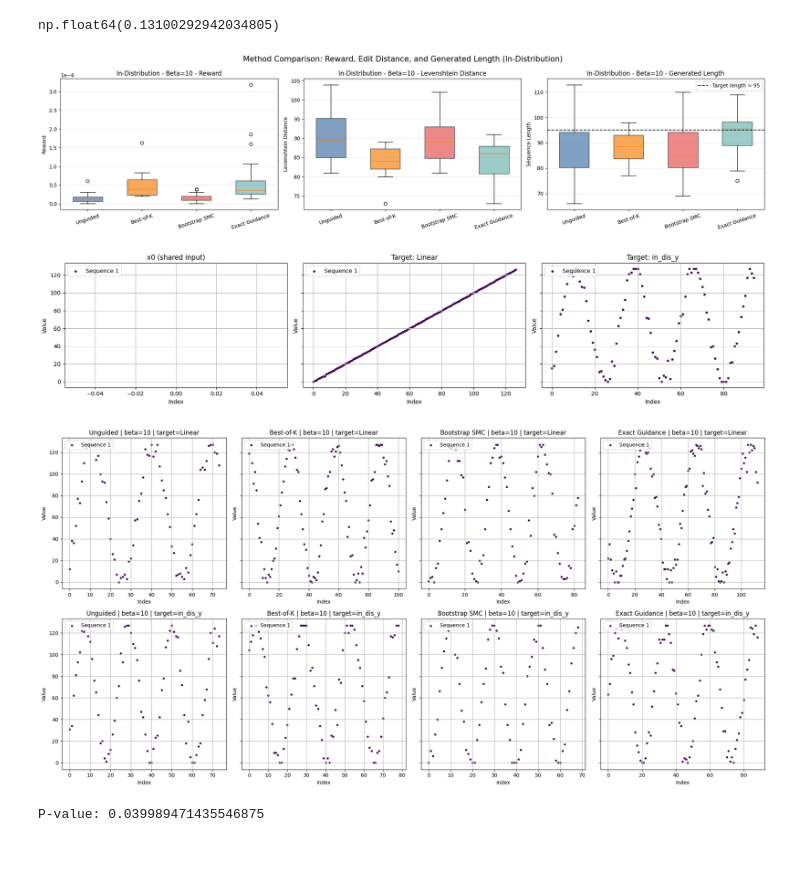
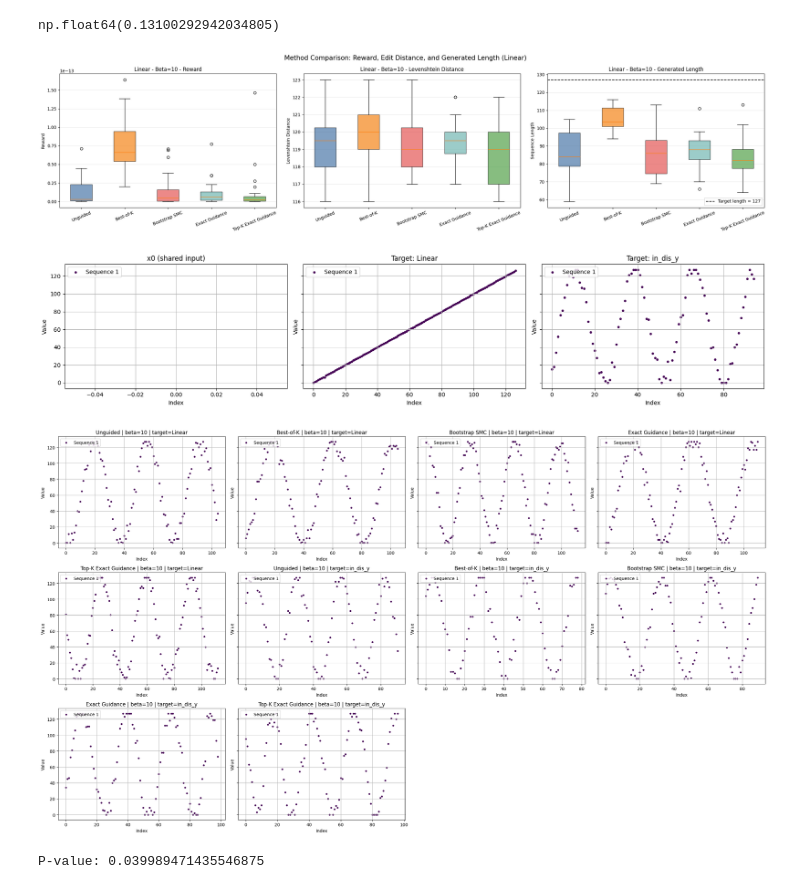
Before and after one commit to upsilonyc/edit-flows-guidance-demo, a Jupyter notebook: main.ipynb, the cells around one changed output. Saved outputs shown, nothing was run; the diff lists cells and outputs as text; code cells hidden in the pictures; blank space fills up the shorter version.

Commit message:
benchmark-15

```diff
--- a/main.ipynb
+++ b/main.ipynb
@@ -1400,12 +1400,13 @@ def exact_guidance_u(
         x_tokens = trim_pad(x_t[b])
         y_tokens = trim_pad(target_y)
 
+        alpha_for_particle = alpha
         if not lev and len(x_tokens) < len(y_tokens) * 0.6:
             a1 = alpha[0] + alpha[1] # type:ignore
-            alpha = (a1, 0)
+            alpha_for_particle = (a1, 0)
             # use edit distance-only reward for short sequences to avoid inserting too many off-the-target tokens
 
-        base_reward = max(edit_distance_reward(x_t[b], target_y, alpha), EPS)
+        base_reward = max(edit_distance_reward(x_t[b], target_y, alpha_for_particle), EPS)
         cache: Dict[tuple, float] = {}
 
         # Map x_t positions (with BOS/PAD) to compact reward-token positions (without BOS/PAD).
@@ -1425,7 +1426,7 @@ def exact_guidance_u(
             key = tuple(tokens)
             if key not in cache:
                 # Reward must be evaluated on the candidate token sequence, not current x_t.
-                cache[key] = max(float(edit_distance_reward(tokens, target_y, alpha)), EPS)
+                cache[key] = max(float(edit_distance_reward(tokens, target_y, alpha_for_particle)), EPS)
             return cache[key]
 
         def reward_ratio(tokens):
@@ -2232,13 +2233,13 @@ import matplotlib.pyplot as plt
 trial_results_df = pd.read_csv("trials_280.csv")
 sequence_results_df = pd.read_csv("sequences_280.csv")
 betas = [10]
-target_names = "In-Distribution"  # change this line to the target name in trials.csv for different target visualizations
+target_names = "Linear"  # change this line to the target name in trials.csv for different target visualizations
 method_specs = [
     ("unguided", "Unguided"),
     ("best_of_k", "Best-of-K"),
     ("bootstrap_smc", "Bootstrap SMC"),
     ("exact_guidance_u", "Exact Guidance"),
-    ("top_k_smc", "Top-K SMC"),
+    # ("top_k_smc", "Top-K SMC"),
     ("top_k_exact_guidance_u", "Top-K Exact Guidance"),
 ]
 method_labels = [label for _, label in method_specs]
@@ -2286,36 +2287,36 @@ for beta in betas:
     bp_len = ax_len.boxplot(len_data, patch_artist=True, tick_labels=method_labels, widths=0.5)
     for patch, color in zip(bp_len["boxes"], colors):
         patch.set_facecolor(color)
         patch.set_alpha(0.7)
 
     sequence_target = _sequence_target_name(target_names)
     target_rows = sequence_results_df[
         (sequence_results_df["record_type"] == "target")
         & (sequence_results_df["target"] == sequence_target)
     ]
     if not target_rows.empty:
         target_tokens = json.loads(target_rows.iloc[0]["sequence_json"])
         target_len = len(target_tokens)
         ax_len.axhline(
             y=target_len,
             color="black",
             linestyle="--",
             linewidth=1.5,
             label=f"Target length = {target_len}",
         )
         ax_len.legend(loc="best")
 
     ax_len.set_title(f"{target_names} - Beta={beta} - Generated Length")
     ax_len.set_ylabel("Sequence Length")
     ax_len.tick_params(axis="x", rotation=22)
     ax_len.grid(True, axis="y", alpha=0.3)
 
-fig.suptitle(f"Method Comparison: Reward, Edit Distance, and Generated Length (In-Distribution)", fontsize=15)
+fig.suptitle(f"Method Comparison: Reward, Edit Distance, and Generated Length (Linear)", fontsize=15)
 fig.tight_layout()
-plt.savefig("benchmark_14_box_in_dis.png")
+plt.savefig("benchmark_15_box_linear.png")
 plt.show()
 # %% [output]
-[figure, old version]
+[figure, new version]
 # %%
 # Visualization cell: load representative sequences and plot x0/targets + generated grids
 import json
@@ -2356,7 +2357,7 @@ for idx, target_name in enumerate(target_order, start=1):
     _plot_single_sequence(axes1[idx], seq, f"Target: {target_name}")
 
 fig1.tight_layout()
-plt.savefig('benchmark_11_y')
+plt.savefig('benchmark_15_y')
 plt.show()
 
 # Figure 2: generated sequences for all methods x betas x targets
@@ -2392,11 +2393,11 @@ for idx in range(panel_idx, len(axes2_flat)):
     axes2_flat[idx].axis("off")
 
 fig2.tight_layout()
-plt.savefig('benchmark_11_x1.png')
+plt.savefig('benchmark_15_x1.png')
 plt.show()
 # %% [output]
 [figure]
-[figure, old version]
+[figure, new version]
 # %%
 # statistical significance
 from scipy import stats
```
Also changed, not shown: parts of 1 cell of this notebook, 13 other files.
